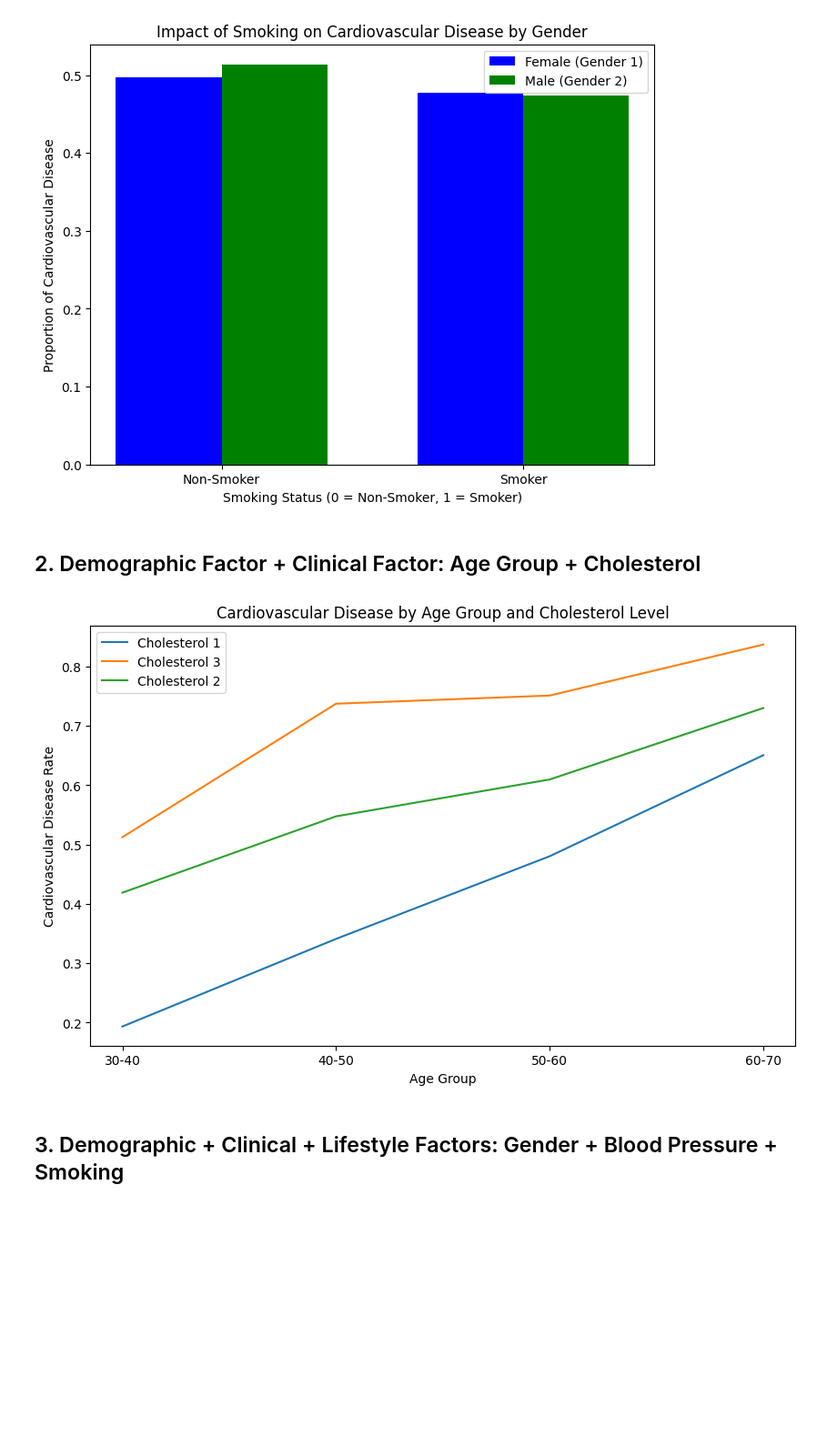
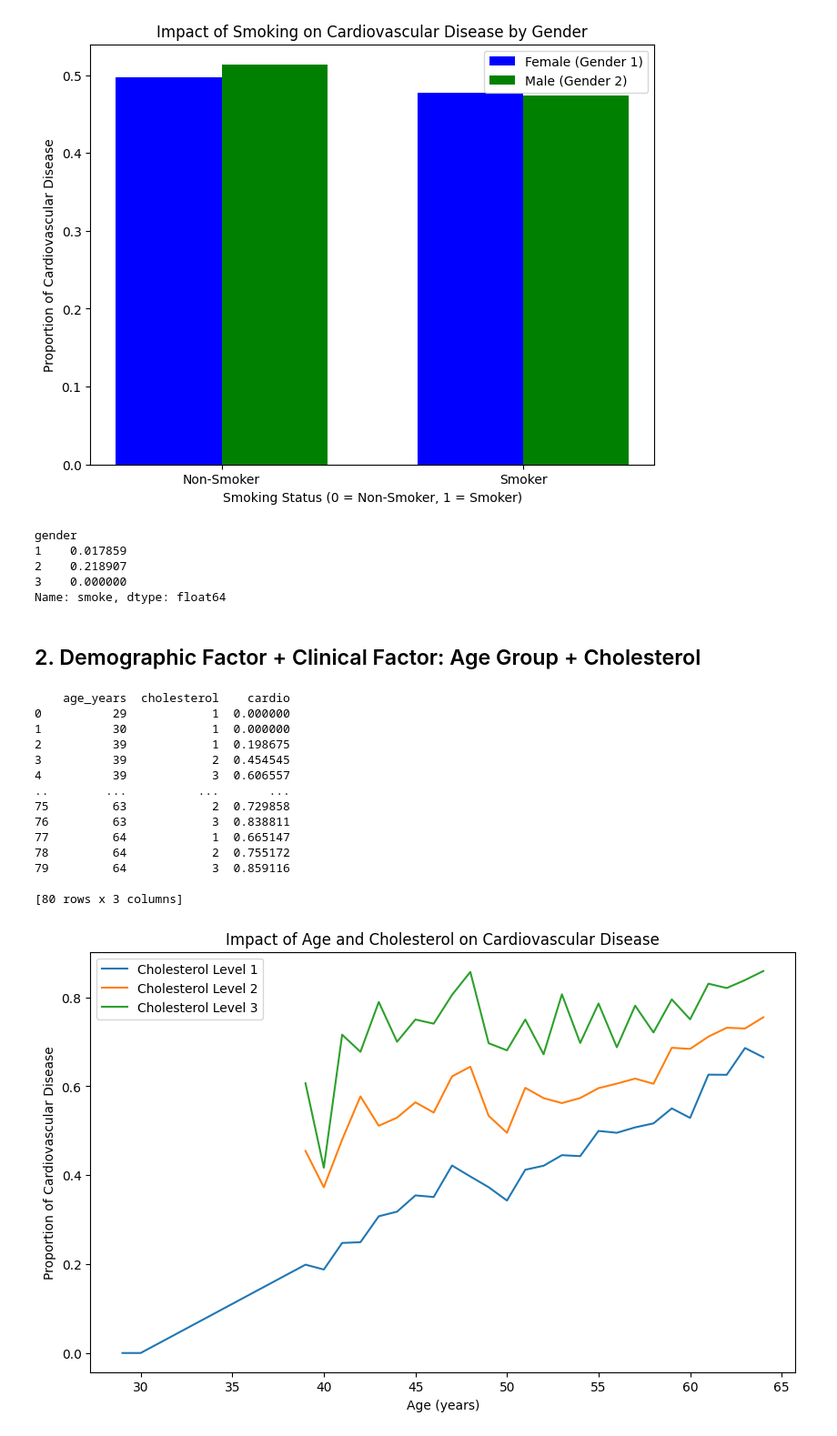
Before and after one commit to Almas-21321012/Anamika-21321012-Munwar-21070440_Team-Assignment-02_, a Jupyter notebook: business_report.ipynb, the cells around one changed output. Shown: that part at 91% size. Drawn from its saved outputs; the diff is of its cells as text; code cells hidden in the pictures; blank space fills up the shorter version.

```diff
--- a/business_report.ipynb
+++ b/business_report.ipynb
@@ -205,26 +205,54 @@ plt.show()
 3       2      1  0.474421
 4       3      0  0.363636
 [figure]
+# %%
+# Example: Gender and Smoking Analysis
+gender_smoking = df.groupby('gender')['smoke'].mean()
+
+# Display the results
+print(gender_smoking.head())
+# %% [output]
+gender
+1    0.017859
+2    0.218907
+3    0.000000
+Name: smoke, dtype: float64
 # %% [markdown]
 ## 2. Demographic Factor + Clinical Factor: Age Group + Cholesterol
-# %%
-# Group age into bins (age groups)
-df_clean['age_group'] = pd.cut(df_clean['age_years'], bins=[30, 40, 50, 60, 70, 80], labels=['30-40', '40-50', '50-60', '60-70', '70-80'])
-
-# Analyze the combination of Age Group and Cholesterol
-age_cholesterol = df_clean.groupby(['age_group', 'cholesterol'])['cardio'].mean().reset_index()
-
-# Plot the relationship between Age Group, Cholesterol, and Cardiovascular Disease
-plt.figure(figsize=(10,6))
-for chol in df_clean['cholesterol'].unique():
-    subset = age_cholesterol[age_cholesterol['cholesterol'] == chol]
-    plt.plot(subset['age_group'], subset['cardio'], label=f'Cholesterol {chol}')
-plt.title('Cardiovascular Disease by Age Group and Cholesterol Level')
-plt.xlabel('Age Group')
-plt.ylabel('Cardiovascular Disease Rate')
-plt.legend()
-plt.show()
-# %% [output]
-[figure, removed]
-# %% [markdown]
-## 3. Demographic + Clinical + Lifestyle Factors: Gender + Blood Pressure + Smoking
+# %%
+# Select relevant columns for Age and Cholesterol analysis
+df_age_chol = df[['age_years', 'cholesterol', 'cardio']]
+
+# Group the data by age and cholesterol levels, then calculate the mean cardiovascular disease rate
+grouped_age_chol = df_age_chol.groupby(['age_years', 'cholesterol'])['cardio'].mean().reset_index()
+
+# Print the grouped data to inspect
+print(grouped_age_chol)
+
+# Visualize the relationship using a bar chart
+plt.figure(figsize=(10, 6))
+for cholesterol_level in grouped_age_chol['cholesterol'].unique():
+    subset = grouped_age_chol[grouped_age_chol['cholesterol'] == cholesterol_level]
+    plt.plot(subset['age_years'], subset['cardio'], label=f'Cholesterol Level {cholesterol_level}')
+
+plt.xlabel('Age (years)')
+plt.ylabel('Proportion of Cardiovascular Disease')
+plt.title('Impact of Age and Cholesterol on Cardiovascular Disease')
+plt.legend()
+plt.show()
+# %% [output]
+    age_years  cholesterol    cardio
+0          29            1  0.000000
+1          30            1  0.000000
+2          39            1  0.198675
+3          39            2  0.454545
+4          39            3  0.606557
+..        ...          ...       ...
+75         63            2  0.729858
+76         63            3  0.838811
+77         64            1  0.665147
+78         64            2  0.755172
+79         64            3  0.859116
+
+[80 rows x 3 columns]
+[figure, added]
```
Also changed, not shown: parts of 3 cells of this notebook.
